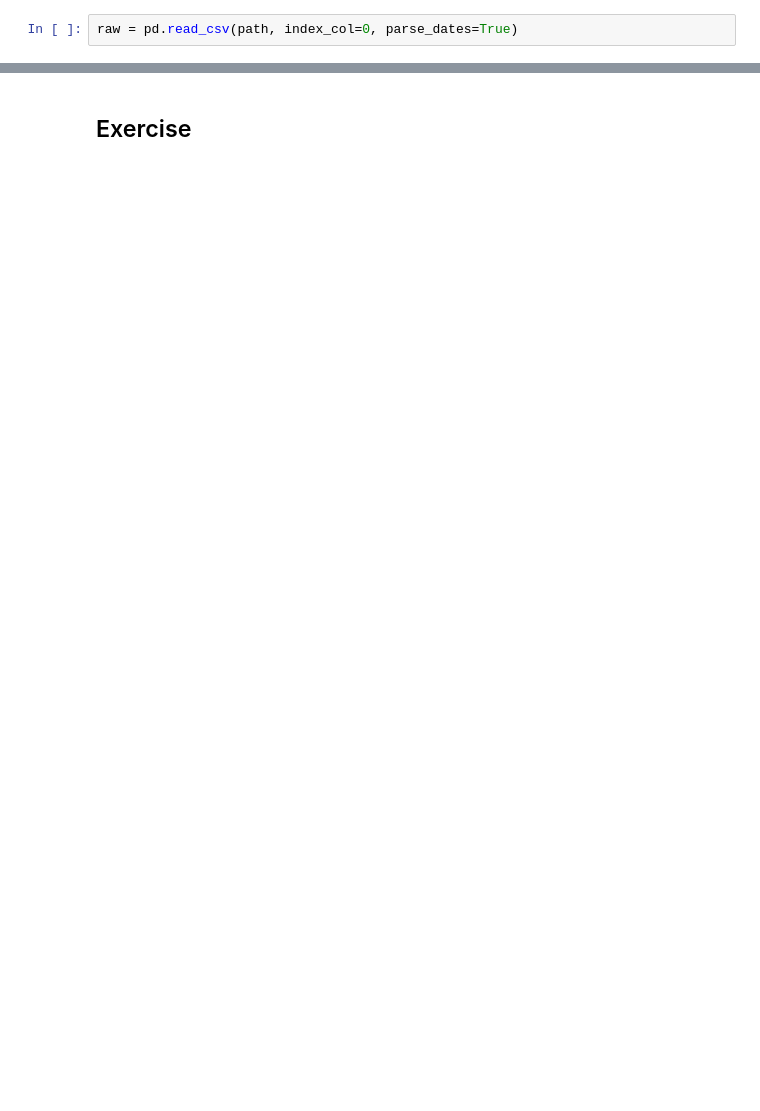
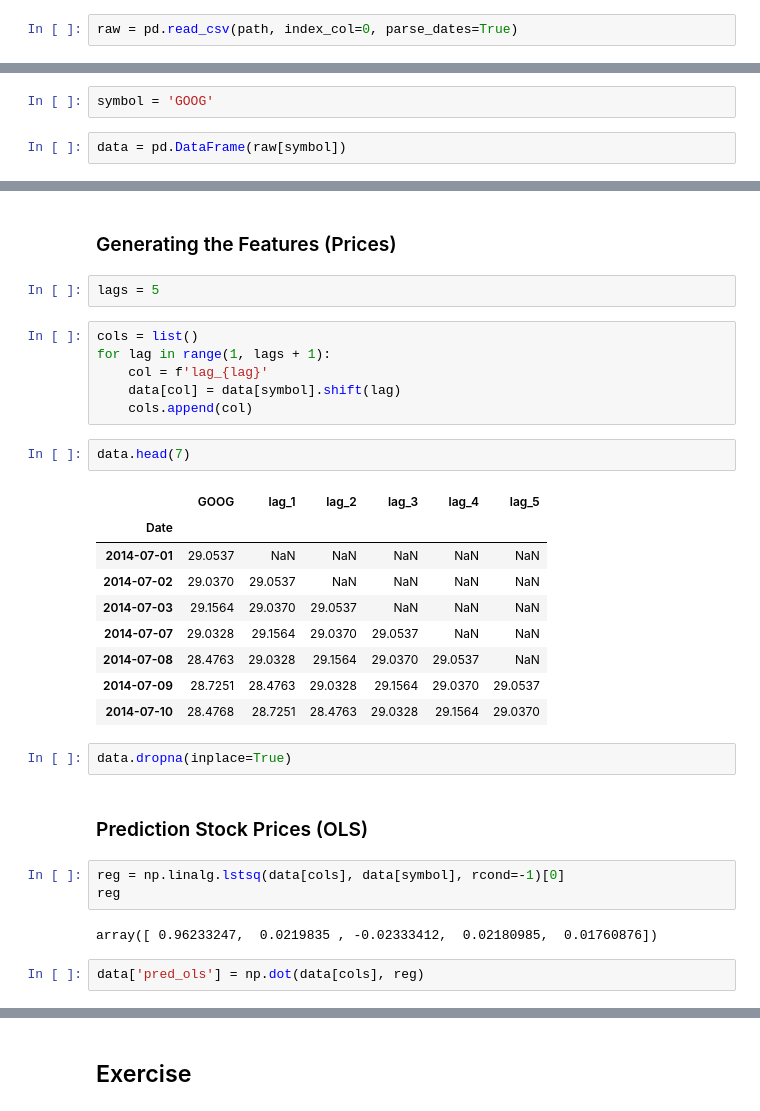
Before and after one commit to yhilpisch/aifin, a Jupyter notebook: code/02_simple_examples.ipynb, the cells around one changed output, grey strips where cells are left out. Saved outputs shown, nothing was run; the diff lists cells and outputs as text; blank space fills up the shorter version.

```diff
--- a/code/02_simple_examples.ipynb
+++ b/code/02_simple_examples.ipynb
@@ -118,0 +261,4 @@ raw = pd.read_csv(path, index_col=0, parse_dates=True)
+# %%
+symbol = 'GOOG'
+# %%
+data = pd.DataFrame(raw[symbol])
@@ -118,0 +269,33 @@ raw = pd.read_csv(path, index_col=0, parse_dates=True)
+# %% [markdown]
+### Generating the Features (Prices)
+# %%
+lags = 5
+# %%
+cols = list()
+for lag in range(1, lags + 1):
+    col = f'lag_{lag}'
+    data[col] = data[symbol].shift(lag)
+    cols.append(col)
+# %%
+data.head(7)
+# %% [output]
+|  | GOOG | lag_1 | lag_2 | lag_3 | lag_4 | lag_5 |
+| Date |  |  |  |  |  |  |
+| 2014-07-01 | 29.0537 | NaN | NaN | NaN | NaN | NaN |
+| 2014-07-02 | 29.0370 | 29.0537 | NaN | NaN | NaN | NaN |
+| 2014-07-03 | 29.1564 | 29.0370 | 29.0537 | NaN | NaN | NaN |
+| 2014-07-07 | 29.0328 | 29.1564 | 29.0370 | 29.0537 | NaN | NaN |
+| 2014-07-08 | 28.4763 | 29.0328 | 29.1564 | 29.0370 | 29.0537 | NaN |
+| 2014-07-09 | 28.7251 | 28.4763 | 29.0328 | 29.1564 | 29.0370 | 29.0537 |
+| 2014-07-10 | 28.4768 | 28.7251 | 28.4763 | 29.0328 | 29.1564 | 29.0370 |
+# %%
+data.dropna(inplace=True)
+# %% [markdown]
+### Prediction Stock Prices (OLS)
+# %%
+reg = np.linalg.lstsq(data[cols], data[symbol], rcond=-1)[0]
+reg
+# %% [output]
+array([ 0.96233247,  0.0219835 , -0.02333412,  0.02180985,  0.01760876])
+# %%
+data['pred_ols'] = np.dot(data[cols], reg)
```
Also changed, not shown: parts of 71 cells of this notebook, 2 other files.
